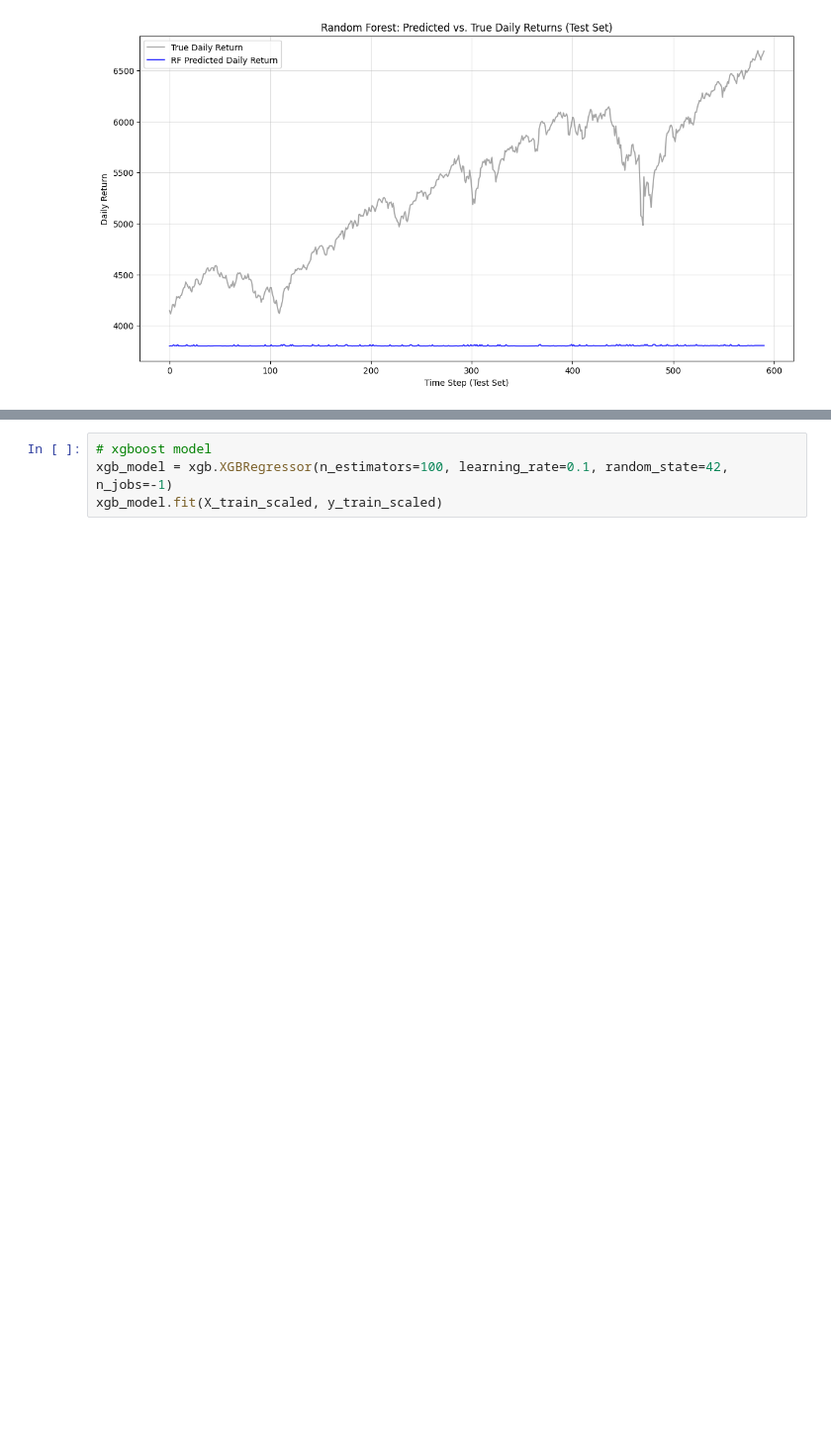
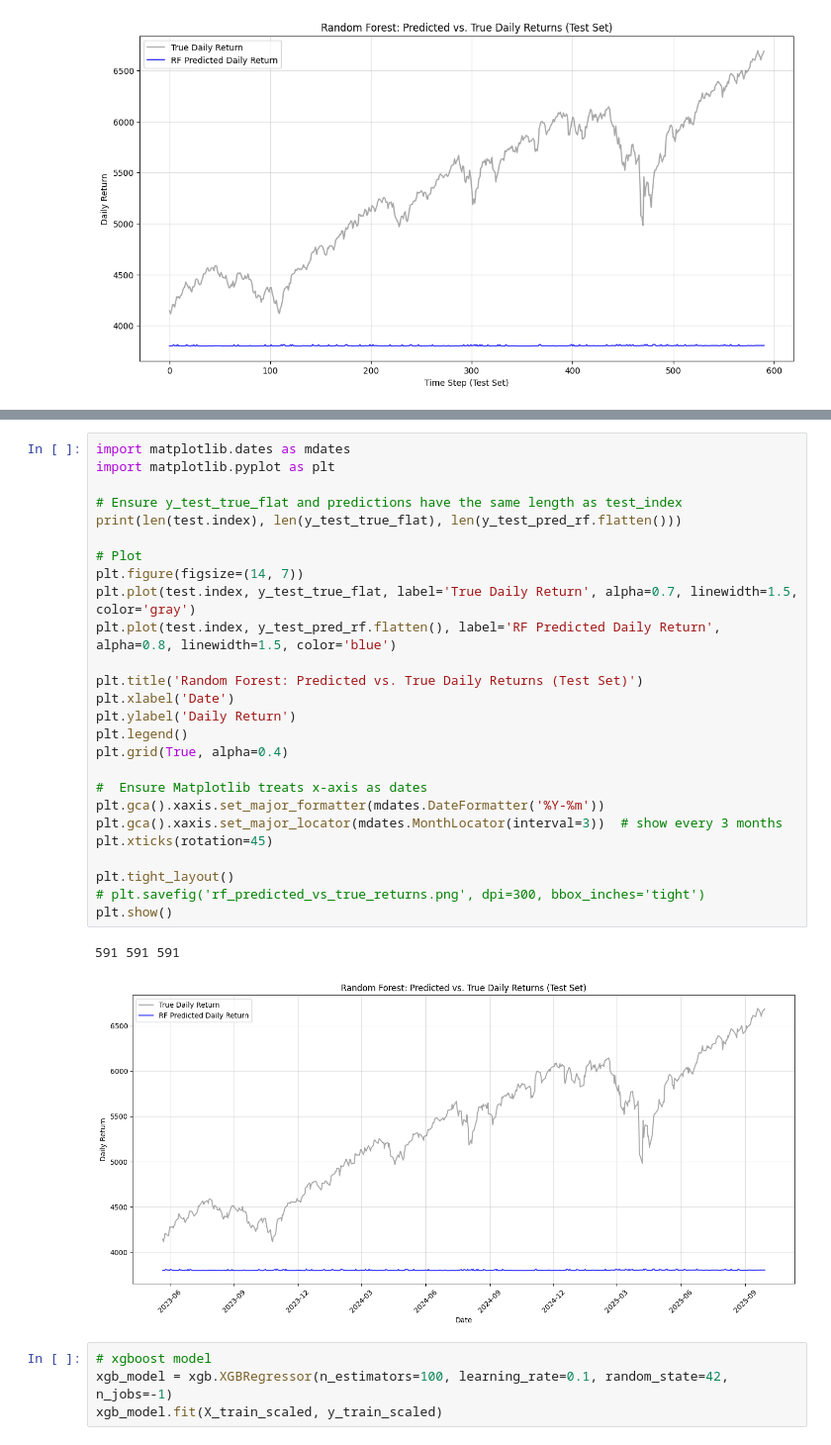
Before and after one commit to Itskuloba/S-P-500-forecasting, a Jupyter notebook: data.ipynb, the cells around one changed output, grey strips where cells are left out. Shown at 99% size. Saved outputs shown, nothing was run; the diff lists cells and outputs as text; blank space fills up the shorter version.

```diff
--- a/data.ipynb
+++ b/data.ipynb
@@ -421,3 +451,32 @@ plt.show()
+# %%
+import matplotlib.dates as mdates
+import matplotlib.pyplot as plt
+
+# Ensure y_test_true_flat and predictions have the same length as test_index
+print(len(test.index), len(y_test_true_flat), len(y_test_pred_rf.flatten()))
+
+# Plot
+plt.figure(figsize=(14, 7))
+plt.plot(test.index, y_test_true_flat, label='True Daily Return', alpha=0.7, linewidth=1.5, color='gray')
+plt.plot(test.index, y_test_pred_rf.flatten(), label='RF Predicted Daily Return', alpha=0.8, linewidth=1.5, color='blue')
+
+plt.title('Random Forest: Predicted vs. True Daily Returns (Test Set)')
+plt.xlabel('Date')
+plt.ylabel('Daily Return')
+plt.legend()
+plt.grid(True, alpha=0.4)
+
+#  Ensure Matplotlib treats x-axis as dates
+plt.gca().xaxis.set_major_formatter(mdates.DateFormatter('%Y-%m'))
+plt.gca().xaxis.set_major_locator(mdates.MonthLocator(interval=3))  # show every 3 months
+plt.xticks(rotation=45)
+
+plt.tight_layout()
+# plt.savefig('rf_predicted_vs_true_returns.png', dpi=300, bbox_inches='tight')
+plt.show()
+# %% [output]
+591 591 591
+[figure, added]
 # %%
 # xgboost model
 xgb_model = xgb.XGBRegressor(n_estimators=100, learning_rate=0.1, random_state=42, n_jobs=-1)
```
Also changed, not shown: parts of 5 cells of this notebook, 4 other files.
